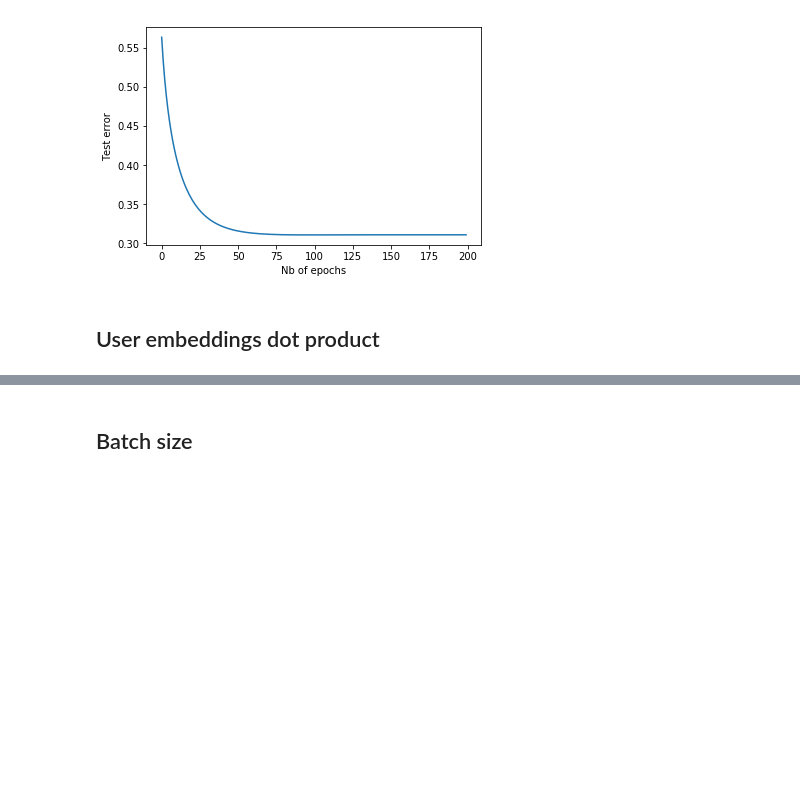
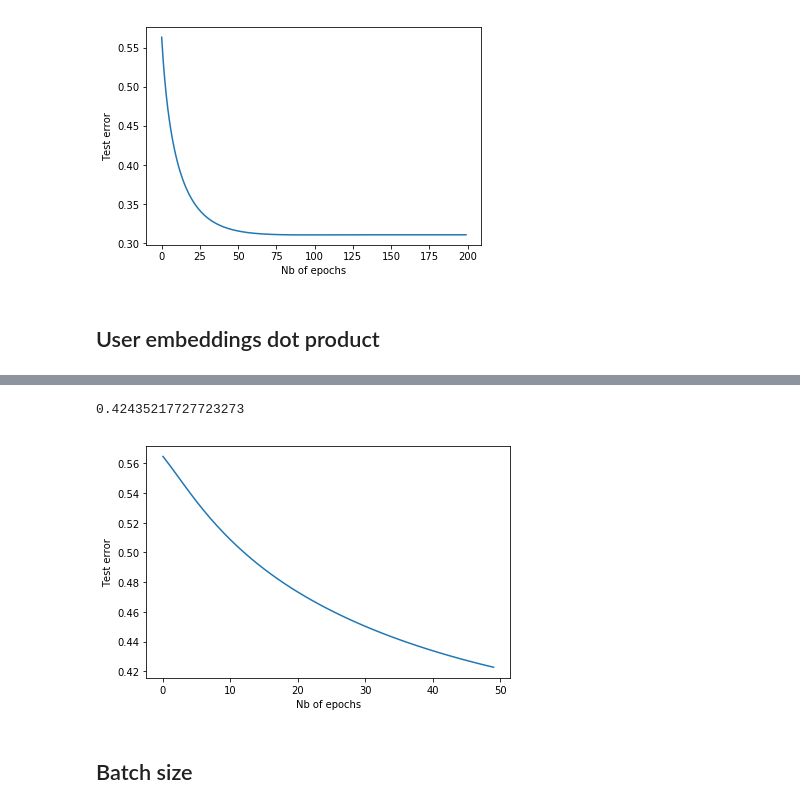
Before and after one commit to JRappaz/rePlace, a Jupyter notebook: embedded_models.ipynb, the cells around one changed output, grey strips where cells are left out. Drawn from its saved outputs; the diff is of its cells as text; code cells hidden in the pictures; blank space fills up the shorter version.

Commit message:
Finally added results for user_dot

```diff
--- a/embedded_models.ipynb
+++ b/embedded_models.ipynb
@@ -183,3 +183,8 @@ class Dot_Embedding(nn.Module):
         res = (new_users*previous_users).sum(1)
         res += self.user_bias(users[:,0]).squeeze()
         return self.sig(res)
+# %%
+user_dot = Dot_Embedding(nb_users)
+# %%
+#best user dot
+dot_res = train_model(user_dot)
@@ -186,3 +211,18 @@ class Dot_Embedding(nn.Module):
+# %%
+#rmse
+np.sqrt((user_dot(test_input).squeeze() - test_target).data.pow(2).mean())
+# %% [output]
+0.42435217727723273
+# %%
+plt.figure()
+plt.plot(range(len(dot_res[0])),dot_res[0])
+plt.xlabel("Nb of epochs")
+plt.ylabel("Test error")
+plt.tight_layout()
+plt.savefig("figures/user_dot_results.pdf")
+plt.show()
+# %% [output]
+[figure, added]
 # %% [markdown]
 ## Batch size
 # %%
```
Also changed, not shown: parts of 3 cells of this notebook, 4 other files.
